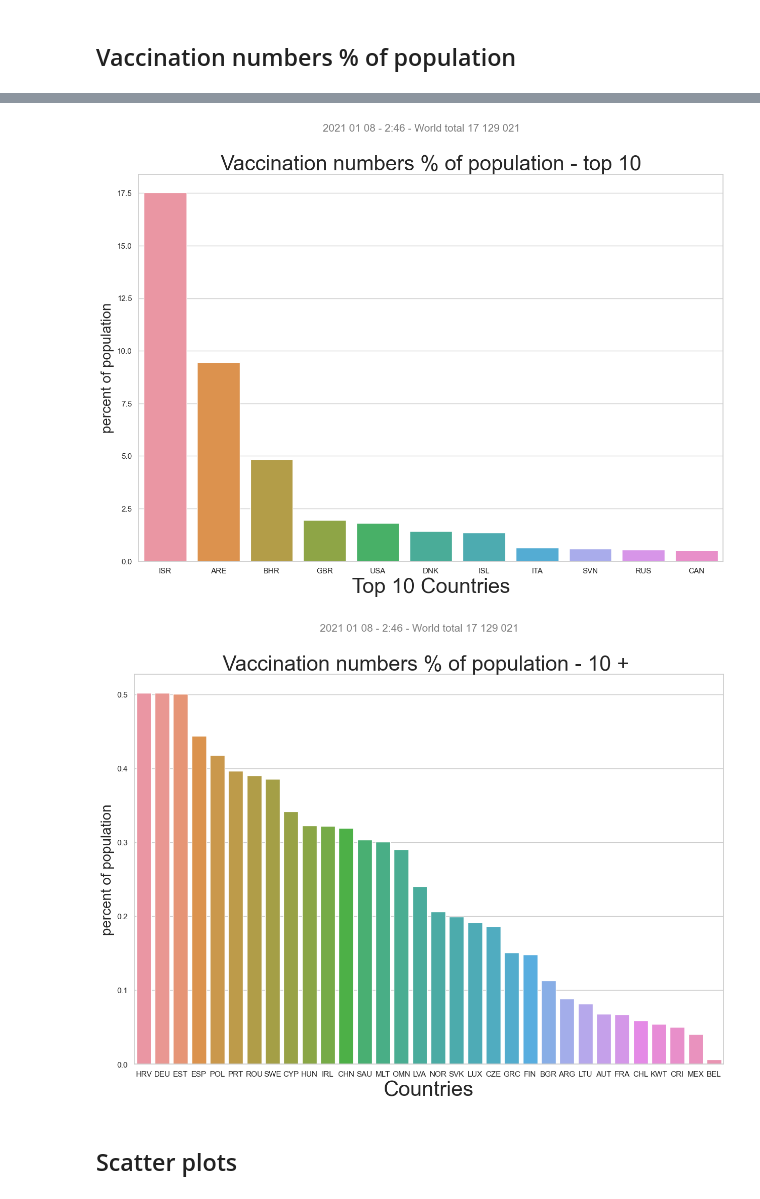
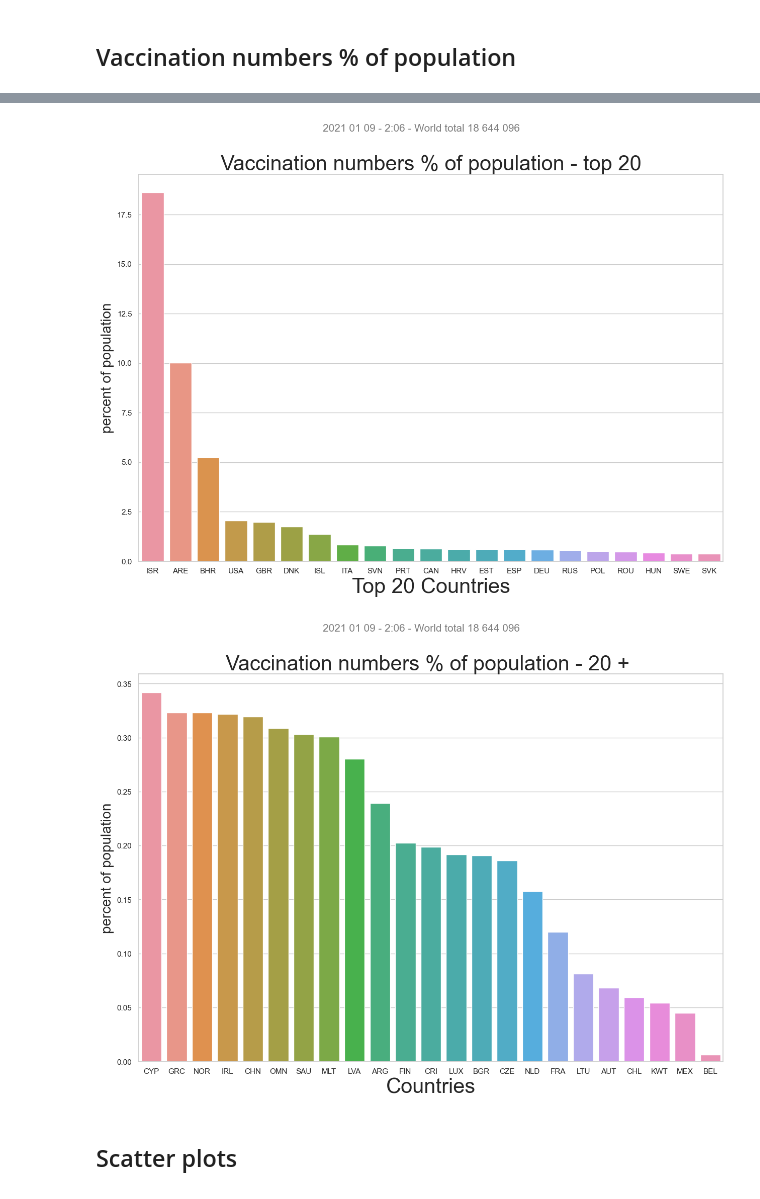
Before and after one commit to salgo60/CoronaVaccinationCheck, a Jupyter notebook: Check Corona Vaccination.ipynb, the cells around one changed output, grey strips where cells are left out. Cells and saved outputs as stored; diff of their text form; code cells hidden in the pictures.

```diff
--- a/Check Corona Vaccination.ipynb
+++ b/Check Corona Vaccination.ipynb
@@ -527,31 +522,31 @@ plt.show()
 #Top 10
 plt.rcParams['figure.figsize'] = (15.0, 10.0)
 sns.set(style="whitegrid", palette="rainbow")
-sns.barplot( x = "ISO3166_1",y = "vaccinations_population_percent", data=CountriesData[0:11]). \
-            set_title("Vaccination numbers % of population - top 10", \
+sns.barplot( x = "ISO3166_1",y = "vaccinations_population_percent", data=CountriesData[0:21]). \
+            set_title("Vaccination numbers % of population - top 20", \
                       fontsize=30)
 plt.ylabel("percent of population",fontsize=20)
-plt.xlabel("Top 10 Countries",fontsize=30)
+plt.xlabel("Top 20 Countries",fontsize=30)
 plt.suptitle(start_time.strftime('%Y %m %d - %-H:%M - World total ' + worldtotal_vaccinations_str ), fontsize=15,color = 'gray')
 
 plt.savefig("images/Corona_VaccinationperCountryPopulation_sns_1_10.png",bbox_inches="tight")
 plt.show()
 # %% [output]
-[figure, old version]
+[figure, new version]
 # %%
 # 10-
 plt.rcParams['figure.figsize'] = (15.0, 10.0)
 sns.set(style="whitegrid", palette="rainbow")
-sns.barplot( x = "ISO3166_1",y = "vaccinations_population_percent", data=CountriesData[11:]). \
-            set_title("Vaccination numbers % of population - 10 + ", \
+sns.barplot( x = "ISO3166_1",y = "vaccinations_population_percent", data=CountriesData[21:]). \
+            set_title("Vaccination numbers % of population - 20 + ", \
                       fontsize=30)
 plt.ylabel("percent of population",fontsize=20)
 plt.xlabel("Countries",fontsize=30)
 plt.suptitle(start_time.strftime('%Y %m %d - %-H:%M - World total ' + worldtotal_vaccinations_str ), fontsize=15,color = 'gray')
 plt.savefig("images/Corona_VaccinationperCountryPopulation_sns_10_.png",bbox_inches="tight")
 plt.show()
 # %% [output]
-[figure, old version]
+[figure, new version]
 # %% [markdown]
 ## Scatter plots
 # %%
```
Also changed, not shown: parts of 47 cells of this notebook, 20 other files.
